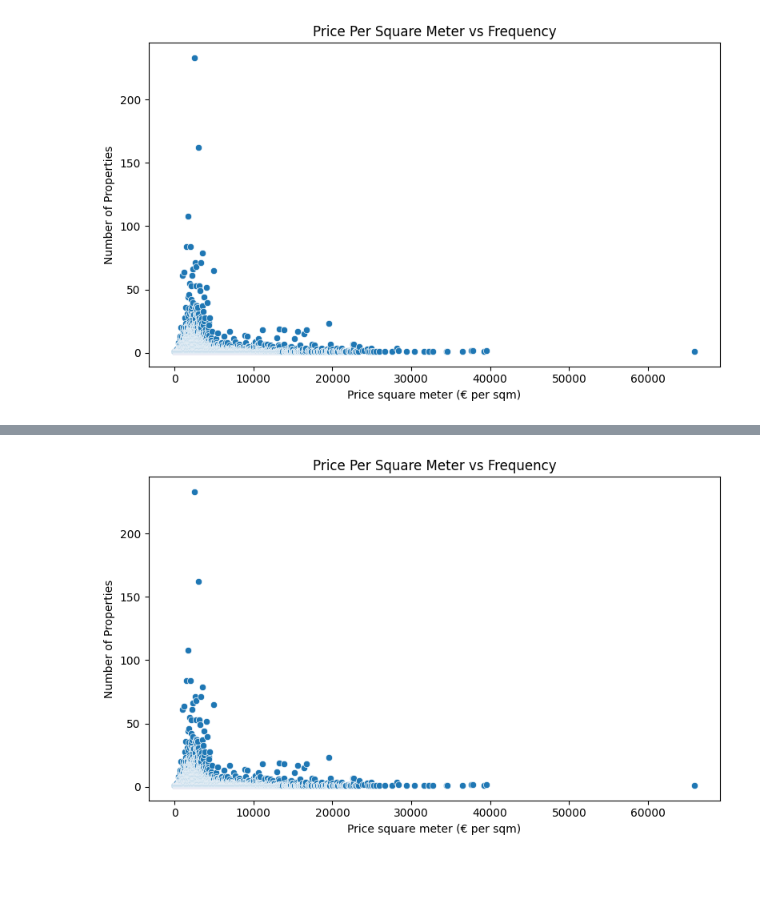
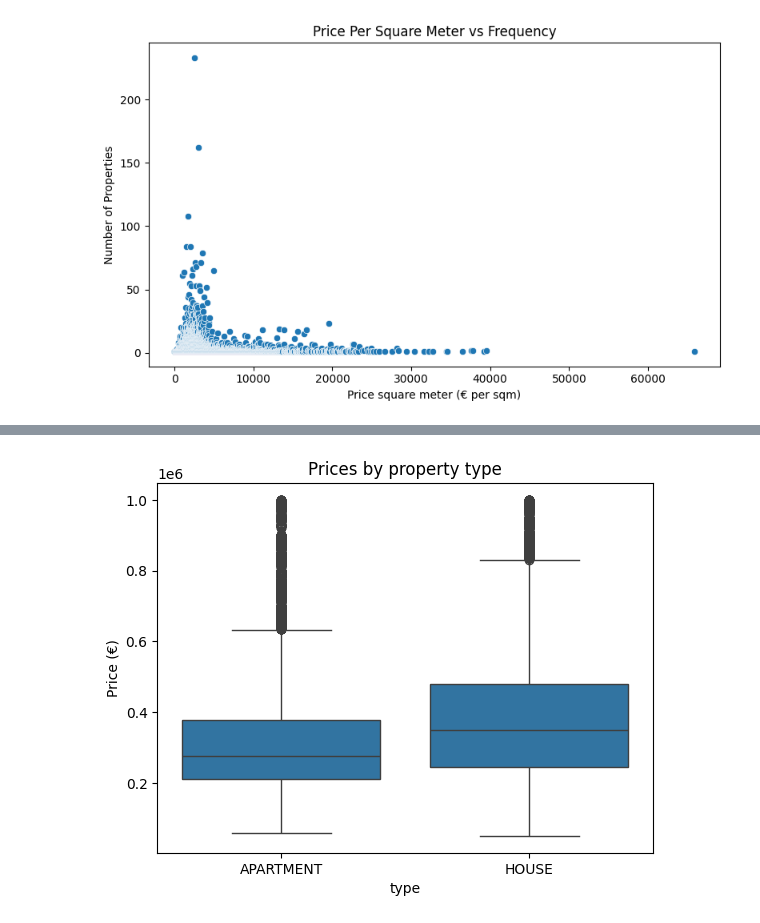
Before and after one commit to fhaulot/Immo-Eliza-data-analysis, a Jupyter notebook: final_visuals_notebook.ipynb, the cells around one changed output, grey strips where cells are left out. Drawn from its saved outputs; the diff is of its cells as text; code cells hidden in the pictures; blank space fills up the shorter version.

Commit message:
added more plots to final notebook

```diff
--- a/final_visuals_notebook.ipynb
+++ b/final_visuals_notebook.ipynb
@@ -69,19 +51,11 @@ plt.show()
-# %%
-properties_with_outliers = pd.read_csv('cleaned_data_with_outliers.csv')
-price_counts = (
-    properties_with_outliers
-    .groupby('price_square_meter')           # group rows by each unique price
-    .size()                     # count how many rows per price
-    .reset_index(name='count')  # turn it into a DataFrame with columns ['price','count']
-)
-
-#Plot scatter of price vs. count
-plt.figure(figsize=(8,5))
-sns.scatterplot(data=price_counts, x='price_square_meter', y='count')
-plt.xlabel("Price square meter (€ per sqm)")
-plt.ylabel("Number of Properties")
-plt.title("Price Per Square Meter vs Frequency")
-plt.tight_layout()
-plt.show()
-# %% [output]
-[figure, removed]
+# %%
+# Prices by property type
+def show_boxplot(df):
+    sns.boxplot(data=df, x='type', y="price")
+    plt.title("Prices by property type")
+    plt.ylabel("Price (€)")
+    plt.show()
+
+show_boxplot(df)
+# %% [output]
+[figure, added]
```
Also changed, not shown: parts of 11 cells of this notebook, 1 other file.
